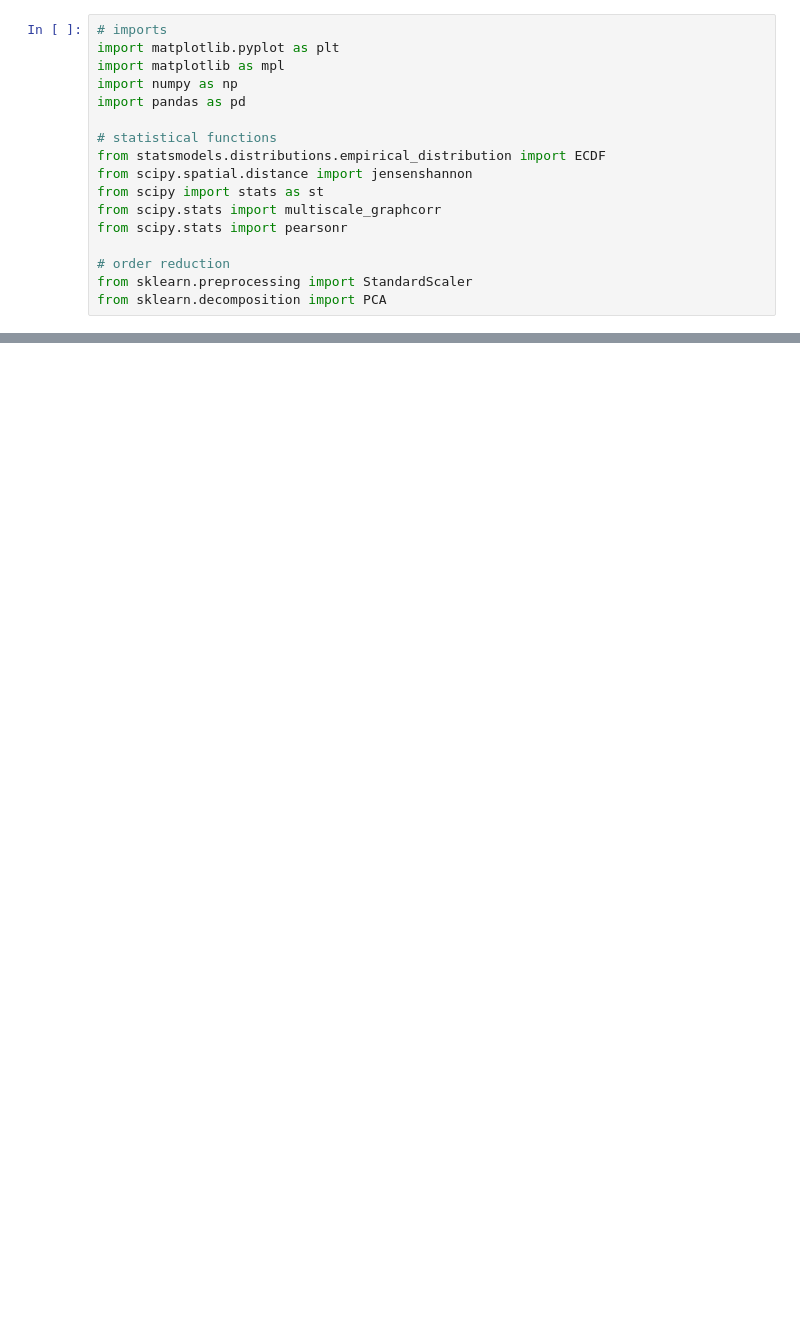
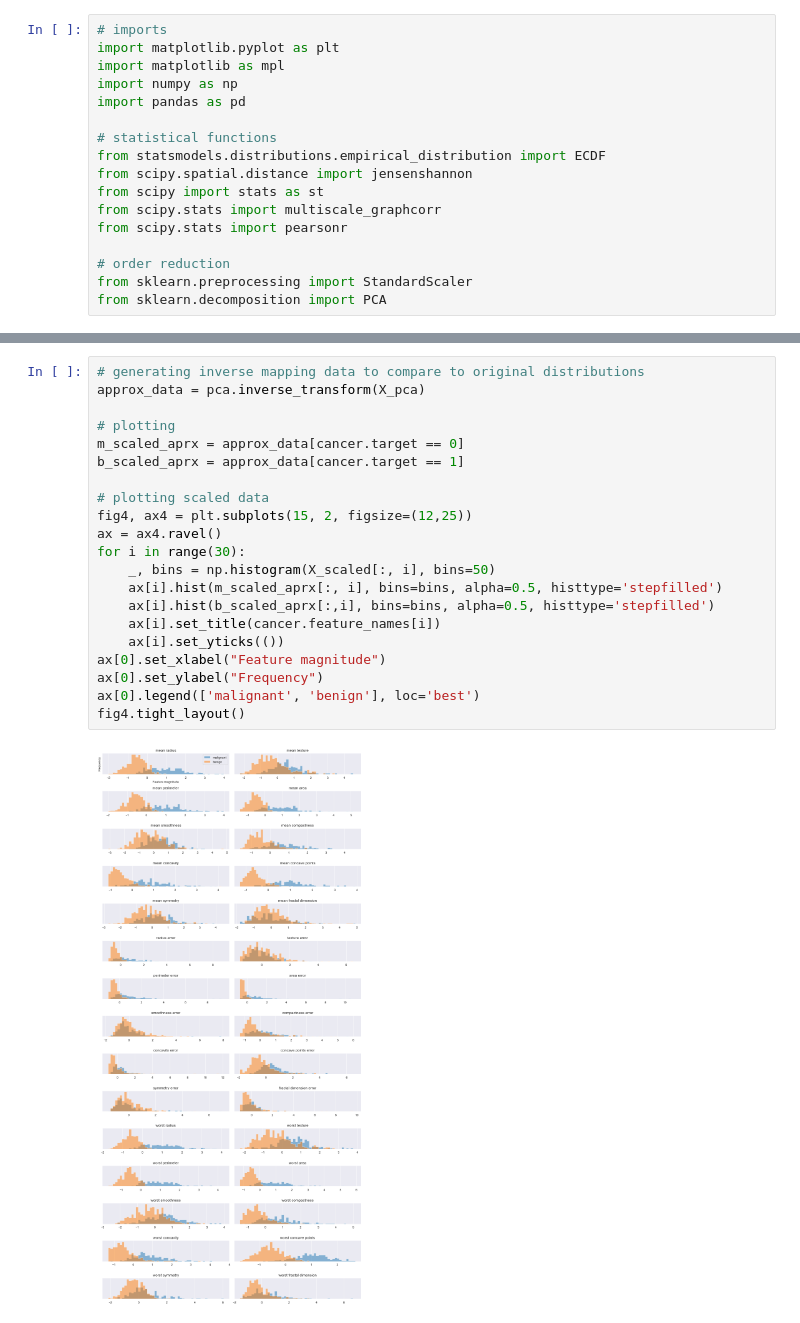
Before and after one commit to acb-code/distribution-surrogates, a Jupyter notebook: 2_toy_data_OR.ipynb, the cells around one changed output, grey strips where cells are left out. Saved outputs shown, nothing was run; the diff lists cells and outputs as text; blank space fills up the shorter version.

```diff
--- a/2_toy_data_OR.ipynb
+++ b/2_toy_data_OR.ipynb
@@ -28,0 +116,23 @@ from sklearn.decomposition import PCA
+# %%
+# generating inverse mapping data to compare to original distributions
+approx_data = pca.inverse_transform(X_pca)
+
+# plotting
+m_scaled_aprx = approx_data[cancer.target == 0]
+b_scaled_aprx = approx_data[cancer.target == 1]
+
+# plotting scaled data
+fig4, ax4 = plt.subplots(15, 2, figsize=(12,25))
+ax = ax4.ravel()
+for i in range(30):
+    _, bins = np.histogram(X_scaled[:, i], bins=50)
+    ax[i].hist(m_scaled_aprx[:, i], bins=bins, alpha=0.5, histtype='stepfilled')
+    ax[i].hist(b_scaled_aprx[:,i], bins=bins, alpha=0.5, histtype='stepfilled')
+    ax[i].set_title(cancer.feature_names[i])
+    ax[i].set_yticks(())
+ax[0].set_xlabel("Feature magnitude")
+ax[0].set_ylabel("Frequency")
+ax[0].legend(['malignant', 'benign'], loc='best')
+fig4.tight_layout()
+# %% [output]
+[figure, added]
```
Also changed, not shown: parts of 18 cells of this notebook.
